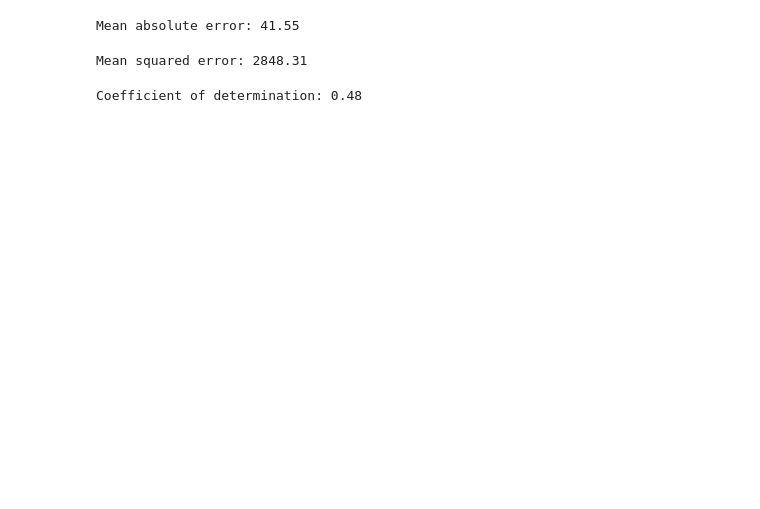
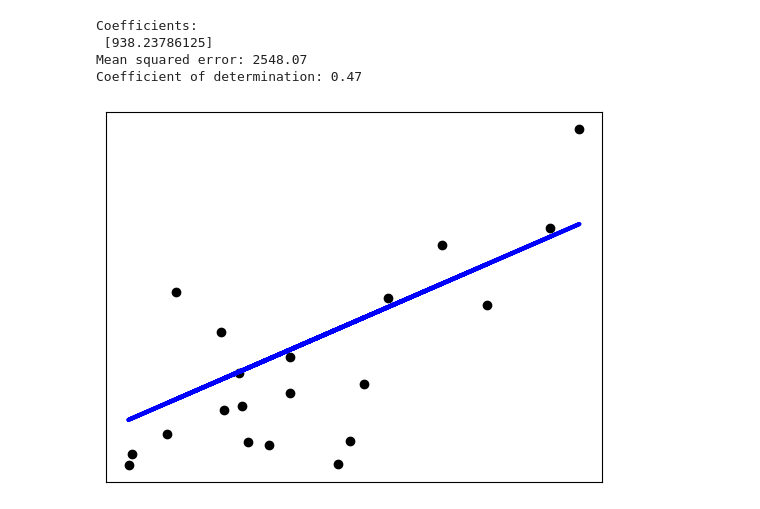
Before and after one commit to solidglue/Machine_Learning_Sklearn_Examples, a Jupyter notebook: 01_Supervised_learning/01_01_Linear_regression.ipynb, the cells around one changed output. Saved outputs shown, nothing was run; the diff lists cells and outputs as text; code cells hidden in the pictures; blank space fills up the shorter version.

```diff
--- a/01_Supervised_learning/01_01_Linear_regression.ipynb
+++ b/01_Supervised_learning/01_01_Linear_regression.ipynb
@@ -15,8 +11,0 @@ import seaborn as sns
-# %%
-#加载糖尿病diabete数据集，并将数据集拆分成特征域diabetes_X和标签域diabetes_y。
-
- #注意as_frame默认是False，返回numpy格式数据。此处返回pandas dataframe格式数据，便于特征过滤和数据探索。
-diabetes_X, diabetes_y = datasets.load_diabetes(as_frame=True,return_X_y=True)
-#简答看下前几行数据。
-print(diabetes_X.head(),'\n')
-print(diabetes_y.head(),'\n')
@@ -131,15 +12,50 @@ Coefficients:
-# %%
-#评估mae
-print("Mean absolute error: %.2f" % mean_absolute_error(diabetes_y_test, diabetes_y_pred))
-# %% [output]
-Mean absolute error: 41.55
-# %%
-# 评估mse
-print("Mean squared error: %.2f" % mean_squared_error(diabetes_y_test, diabetes_y_pred))
-# %% [output]
-Mean squared error: 2848.31
-# %%
-#评估r2
-print("Coefficient of determination: %.2f" % r2_score(diabetes_y_test, diabetes_y_pred))
-# %% [output]
-Coefficient of determination: 0.48
+# %%
+### 1.1.1 一元线性回归
+#只有1个特征，便于在二维平面进行特征相关性画图，方便入门理解
+
+# 加载diabetes数据集
+diabetes_X, diabetes_y = datasets.load_diabetes(return_X_y=True)
+
+#只使用1特特征，索引为2（即第3列）的特征。
+diabetes_X = diabetes_X[:, np.newaxis, 2] #取索引为2的特征，且转化为二维数组。模型训练需要矩阵类型的输入
+
+# 特征数据划分训练集和测试集
+diabetes_X_train = diabetes_X[:-20] #后20个样本作为测试集，其余作为训练集
+diabetes_X_test = diabetes_X[-20:]
+
+# 标签（类别）数据划分训练集和测试集
+diabetes_y_train = diabetes_y[:-20] #后20个样本作为测试集，其余作为训练集
+diabetes_y_test = diabetes_y[-20:]
+
+# 创建linear regression模型
+regr = linear_model.LinearRegression()
+
+# 模型训练
+regr.fit(diabetes_X_train, diabetes_y_train)
+
+# 预测集结果预测
+diabetes_y_pred = regr.predict(diabetes_X_test)
+
+# 模型系数
+print("Coefficients: \n", regr.coef_)
+
+# 模型评估MSE指标
+print("Mean squared error: %.2f" % mean_squared_error(diabetes_y_test, diabetes_y_pred))
+
+# 模型评估R2指标
+print("Coefficient of determination: %.2f" % r2_score(diabetes_y_test, diabetes_y_pred))
+
+# 画图
+plt.scatter(diabetes_X_test, diabetes_y_test, color="black")
+plt.plot(diabetes_X_test, diabetes_y_pred, color="blue", linewidth=3)
+
+plt.xticks(())
+plt.yticks(())
+
+plt.show()
+# %% [output]
+Coefficients:
+ [938.23786125]
+Mean squared error: 2548.07
+Coefficient of determination: 0.47
+[figure, added]
```
Also changed, not shown: parts of 15 cells of this notebook, 22 other files.
